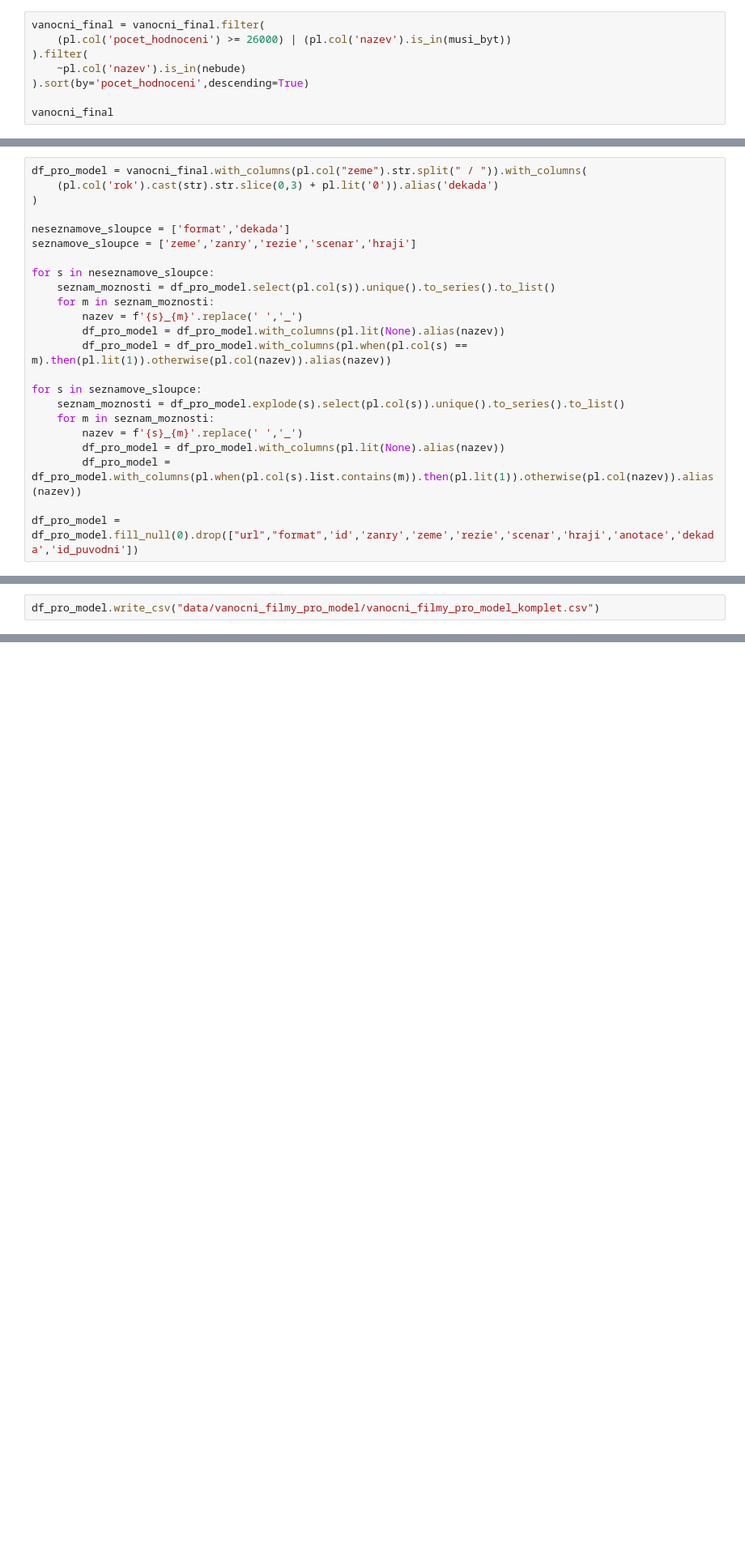
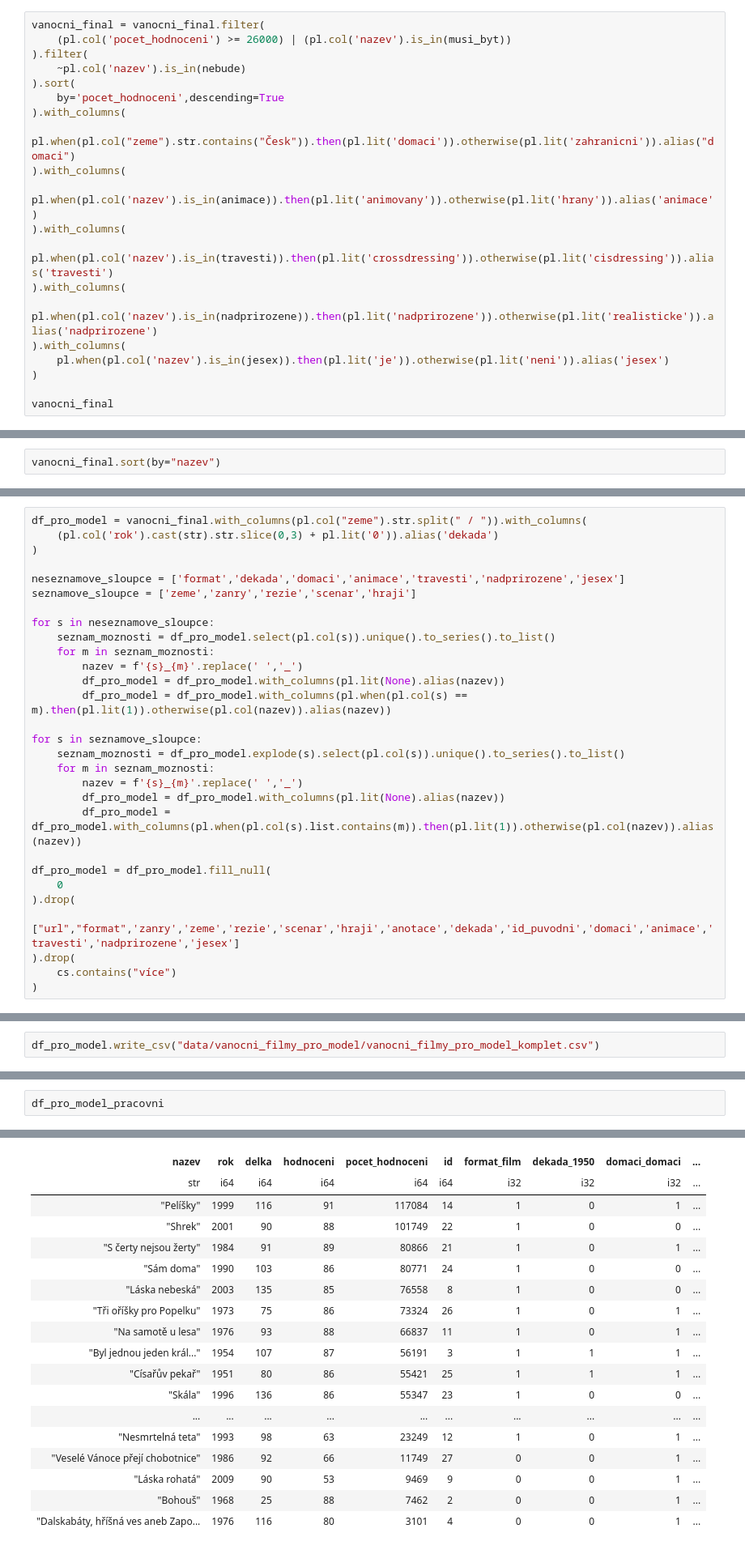
Before and after one commit to DataRozhlas/televizni-programy, a Jupyter notebook: 904b_vanocni_filmy_zkrouhnuti.ipynb, the cells around one changed output, grey strips where cells are left out. Shown at 81% size. Drawn from its saved outputs; the diff is of its cells as text; blank space fills up the shorter version.

Commit message:
další metadata pro model

```diff
--- a/904b_vanocni_filmy_zkrouhnuti.ipynb
+++ b/904b_vanocni_filmy_zkrouhnuti.ipynb
@@ -263,7 +328,19 @@ vanocni_final = vanocni_final.filter(
     (pl.col('pocet_hodnoceni') >= 26000) | (pl.col('nazev').is_in(musi_byt))
 ).filter(
     ~pl.col('nazev').is_in(nebude)
-).sort(by='pocet_hodnoceni',descending=True)
+).sort(
+    by='pocet_hodnoceni',descending=True
+).with_columns(
+    pl.when(pl.col("zeme").str.contains("Česk")).then(pl.lit('domaci')).otherwise(pl.lit('zahranicni')).alias("domaci")
+).with_columns(
+    pl.when(pl.col('nazev').is_in(animace)).then(pl.lit('animovany')).otherwise(pl.lit('hrany')).alias('animace')
+).with_columns(
+    pl.when(pl.col('nazev').is_in(travesti)).then(pl.lit('crossdressing')).otherwise(pl.lit('cisdressing')).alias('travesti')
+).with_columns(
+    pl.when(pl.col('nazev').is_in(nadprirozene)).then(pl.lit('nadprirozene')).otherwise(pl.lit('realisticke')).alias('nadprirozene')
+).with_columns(
+    pl.when(pl.col('nazev').is_in(jesex)).then(pl.lit('je')).otherwise(pl.lit('neni')).alias('jesex')
+)
 
 vanocni_final
 # %% [output]
@@ -288,3 +365,5 @@ shape: (30, 15)
 | "https://www.csfd.cz/film/197358-... | "tv" | "197358-dalskabaty-hrisna-ves-ane... | "Dalskabáty, hříšná ves aneb Zapo... | ["pohádka", "komedie"] | "Československo" | 1976 | 116 | ["Jaroslav Novotný"] | ["Jan Drda", "Jaroslav Novotný"] | ["Jiřina Bohdalová", "Jaroslav Mo... | ... |
 # %%
 vanocni_final.sort(by="nazev").write_json("data/vanocni_filmy_kompletni_metadata_vyber.json")
+# %%
+vanocni_final.sort(by="nazev")
@@ -327,7 +426,7 @@ df_pro_model = vanocni_final.with_columns(pl.col("zeme").str.split(" / ")).with_
     (pl.col('rok').cast(str).str.slice(0,3) + pl.lit('0')).alias('dekada')
 )
 
-neseznamove_sloupce = ['format','dekada']
+neseznamove_sloupce = ['format','dekada','domaci','animace','travesti','nadprirozene','jesex']
 seznamove_sloupce = ['zeme','zanry','rezie','scenar','hraji']
 
 for s in neseznamove_sloupce:
@@ -344,7 +443,13 @@ for s in seznamove_sloupce:
         df_pro_model = df_pro_model.with_columns(pl.lit(None).alias(nazev))
         df_pro_model = df_pro_model.with_columns(pl.when(pl.col(s).list.contains(m)).then(pl.lit(1)).otherwise(pl.col(nazev)).alias(nazev))
 
-df_pro_model = df_pro_model.fill_null(0).drop(["url","format",'id','zanry','zeme','rezie','scenar','hraji','anotace','dekada','id_puvodni'])
+df_pro_model = df_pro_model.fill_null(
+    0
+).drop(
+    ["url","format",'zanry','zeme','rezie','scenar','hraji','anotace','dekada','id_puvodni','domaci','animace','travesti','nadprirozene','jesex']
+).drop(
+    cs.contains("více")
+)
 # %%
 df_pro_model.columns
 # %% [output]
@@ -411,0 +517,3 @@ Uloženo: n=8, počet sloupců=14
+# %%
+df_pro_model_pracovni
+# %% [output]
@@ -411,0 +521,18 @@ Uloženo: n=8, počet sloupců=14
+| nazev | rok | delka | hodnoceni | pocet_hodnoceni | id | format_film | dekada_1950 | domaci_domaci | ... |
+| str | i64 | i64 | i64 | i64 | i64 | i32 | i32 | i32 | ... |
+| "Pelíšky" | 1999 | 116 | 91 | 117084 | 14 | 1 | 0 | 1 | ... |
+| "Shrek" | 2001 | 90 | 88 | 101749 | 22 | 1 | 0 | 0 | ... |
+| "S čerty nejsou žerty" | 1984 | 91 | 89 | 80866 | 21 | 1 | 0 | 1 | ... |
+| "Sám doma" | 1990 | 103 | 86 | 80771 | 24 | 1 | 0 | 0 | ... |
+| "Láska nebeská" | 2003 | 135 | 85 | 76558 | 8 | 1 | 0 | 0 | ... |
+| "Tři oříšky pro Popelku" | 1973 | 75 | 86 | 73324 | 26 | 1 | 0 | 1 | ... |
+| "Na samotě u lesa" | 1976 | 93 | 88 | 66837 | 11 | 1 | 0 | 1 | ... |
+| "Byl jednou jeden král..." | 1954 | 107 | 87 | 56191 | 3 | 1 | 1 | 1 | ... |
+| "Císařův pekař" | 1951 | 80 | 86 | 55421 | 25 | 1 | 1 | 1 | ... |
+| "Skála" | 1996 | 136 | 86 | 55347 | 23 | 1 | 0 | 0 | ... |
+| ... | ... | ... | ... | ... | ... | ... | ... | ... | ... |
+| "Nesmrtelná teta" | 1993 | 98 | 63 | 23249 | 12 | 1 | 0 | 1 | ... |
+| "Veselé Vánoce přejí chobotnice" | 1986 | 92 | 66 | 11749 | 27 | 0 | 0 | 1 | ... |
+| "Láska rohatá" | 2009 | 90 | 53 | 9469 | 9 | 0 | 0 | 1 | ... |
+| "Bohouš" | 1968 | 25 | 88 | 7462 | 2 | 0 | 0 | 1 | ... |
+| "Dalskabáty, hříšná ves aneb Zapo... | 1976 | 116 | 80 | 3101 | 4 | 0 | 0 | 1 | ... |
```
Also changed, not shown: parts of 11 cells of this notebook, 14 other files.
